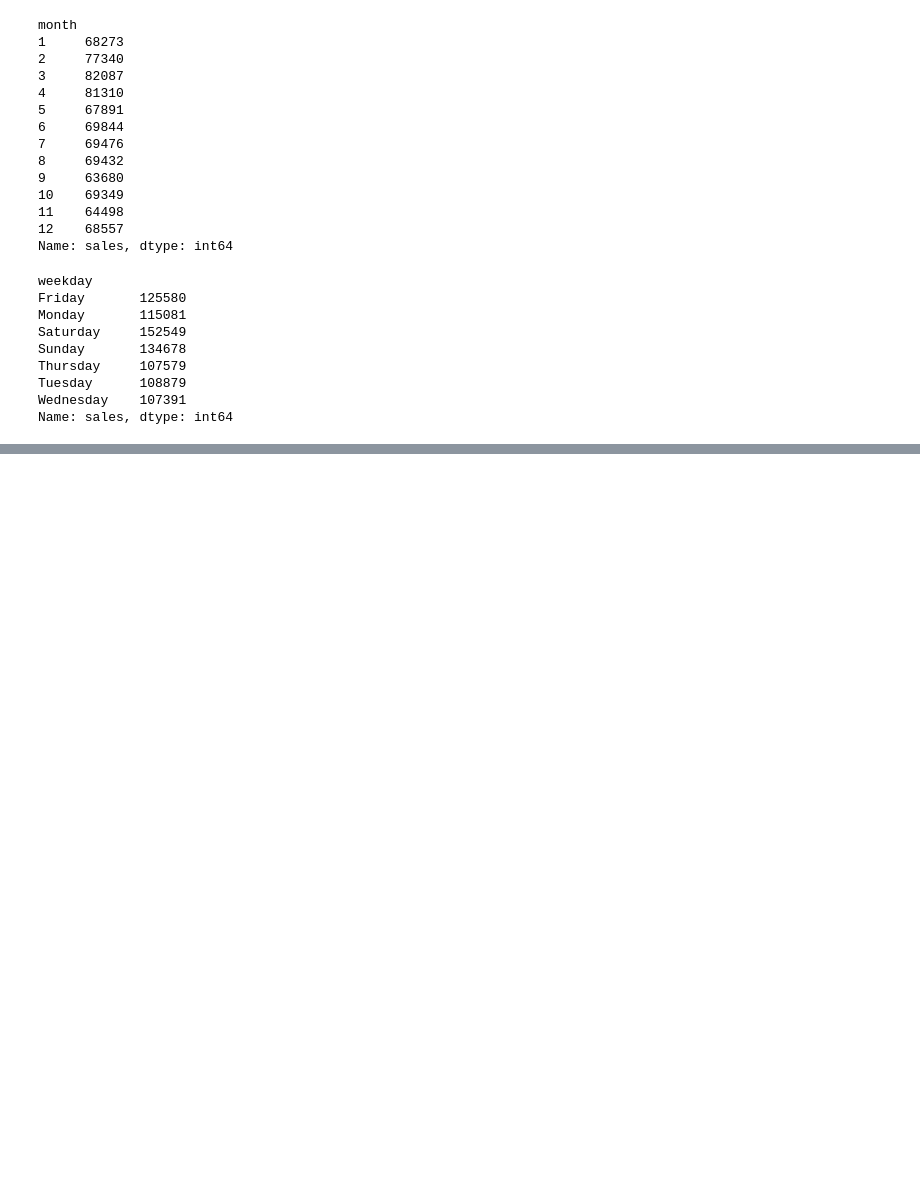
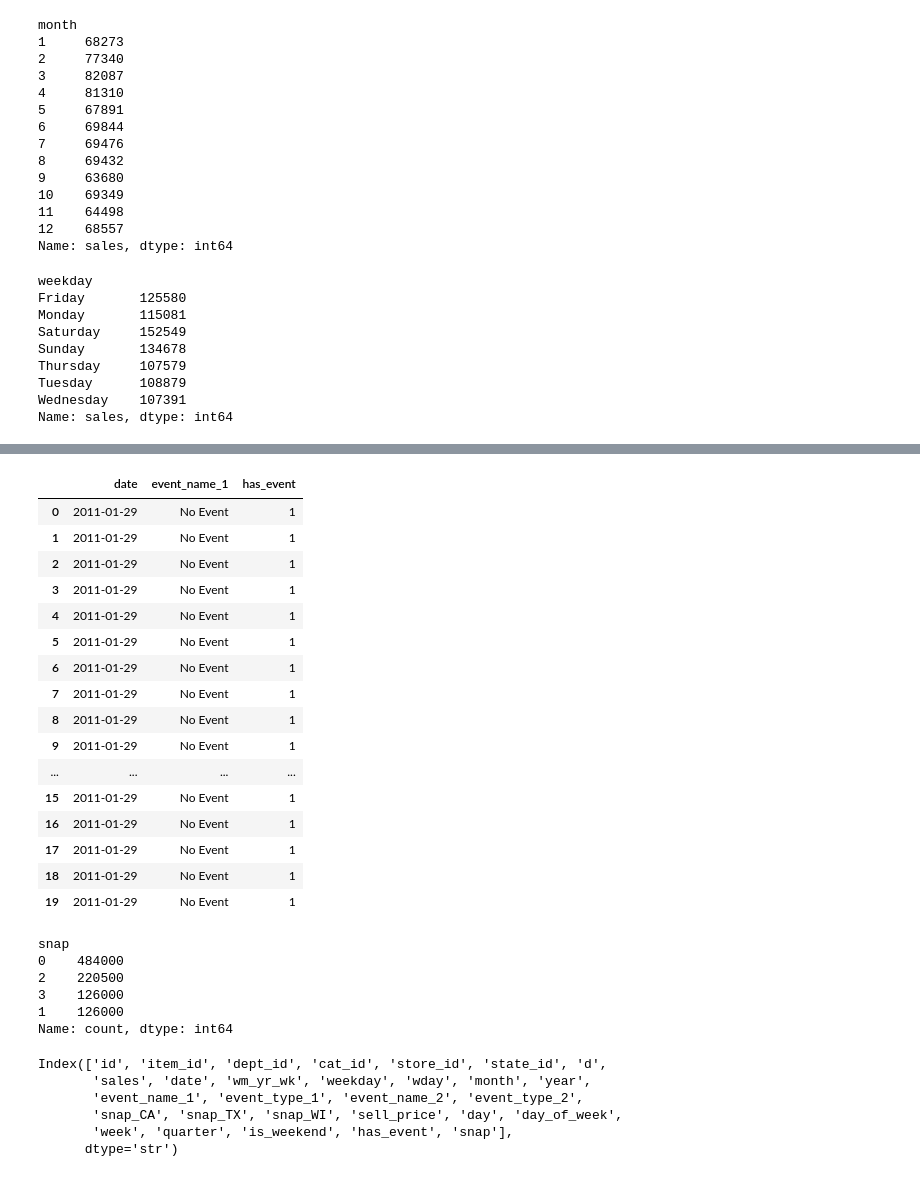
Before and after one commit to chintharevathireddy-blip/Retail-Demand-Forecasting, a Jupyter notebook: notebooks/01_Data_Understanding.ipynb, the cells around one changed output, grey strips where cells are left out. Saved outputs shown, nothing was run; the diff lists cells and outputs as text; code cells hidden in the pictures; blank space fills up the shorter version.

Commit message:
Completed feature engineering and exploratary analysis on retail sales sample dataset

```diff
--- a/notebooks/01_Data_Understanding.ipynb
+++ b/notebooks/01_Data_Understanding.ipynb
@@ -564,3 +564,10 @@ Thursday     107579
 Tuesday      108879
 Wednesday    107391
 Name: sales, dtype: int64
+# %%
+sales_final["year"] = sales_final["date"].dt.year
+sales_final["month"] = sales_final["date"].dt.month
+sales_final["day"] = sales_final["date"].dt.day
+sales_final["day_of_week"] = sales_final["date"].dt.dayofweek
+sales_final["week"] = sales_final["date"].dt.isocalendar().week
+sales_final["quarter"] = sales_final["date"].dt.quarter
@@ -566,0 +593,2 @@ Name: sales, dtype: int64
+# %%
+sales_final["is_weekend"] = sales_final["day_of_week"].isin([5,6]).astype(int)
@@ -566,0 +609,22 @@ Name: sales, dtype: int64
+# %%
+sales_final["has_event"] = sales_final["event_name_1"].notnull().astype(int)
+# %%
+sales_final[["date","event_name_1","has_event"]].head(20)
+# %% [output]
+|  | date | event_name_1 | has_event |
+| 0 | 2011-01-29 | No Event | 1 |
+| 1 | 2011-01-29 | No Event | 1 |
+| 2 | 2011-01-29 | No Event | 1 |
+| 3 | 2011-01-29 | No Event | 1 |
+| 4 | 2011-01-29 | No Event | 1 |
+| 5 | 2011-01-29 | No Event | 1 |
+| 6 | 2011-01-29 | No Event | 1 |
+| 7 | 2011-01-29 | No Event | 1 |
+| 8 | 2011-01-29 | No Event | 1 |
+| 9 | 2011-01-29 | No Event | 1 |
+| ... | ... | ... | ... |
+| 15 | 2011-01-29 | No Event | 1 |
+| 16 | 2011-01-29 | No Event | 1 |
+| 17 | 2011-01-29 | No Event | 1 |
+| 18 | 2011-01-29 | No Event | 1 |
+| 19 | 2011-01-29 | No Event | 1 |
@@ -566,0 +637,18 @@ Name: sales, dtype: int64
+# %%
+sales_final["snap"].value_counts()
+# %% [output]
+snap
+0    484000
+2    220500
+3    126000
+1    126000
+Name: count, dtype: int64
+# %%
+sales_final.columns
+# %% [output]
+Index(['id', 'item_id', 'dept_id', 'cat_id', 'store_id', 'state_id', 'd',
+       'sales', 'date', 'wm_yr_wk', 'weekday', 'wday', 'month', 'year',
+       'event_name_1', 'event_type_1', 'event_name_2', 'event_type_2',
+       'snap_CA', 'snap_TX', 'snap_WI', 'sell_price', 'day', 'day_of_week',
+       'week', 'quarter', 'is_weekend', 'has_event', 'snap'],
+      dtype='str')
```
Also changed, not shown: parts of 3 cells of this notebook.
